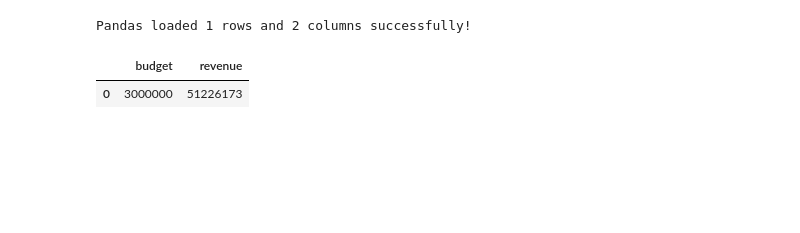
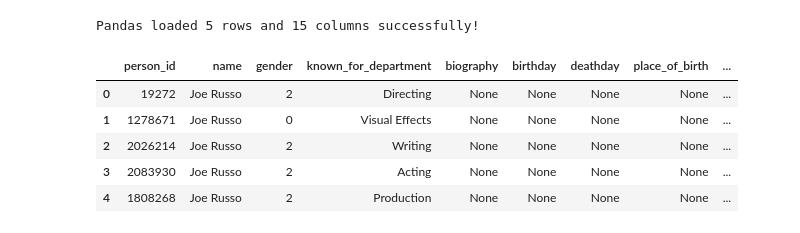
Before and after one commit to ihpwapp/TMDB-movie-analysis, a Jupyter notebook: notebooks/explore.ipynb, the cells around one changed output. Saved outputs shown, nothing was run; the diff lists cells and outputs as text; code cells hidden in the pictures; blank space fills up the shorter version.

```diff
--- a/notebooks/explore.ipynb
+++ b/notebooks/explore.ipynb
@@ -17,23 +17,26 @@ load_dotenv()
 DATABASE_URL = os.getenv("DATABASE_URL")
 engine = create_engine(DATABASE_URL)
 # %%
-# 1. Write the SQL query to pull 5 items from the movies table
+# 1. Write the SQL query to pull items from the people table
 query = """
 SELECT
-budget,
-revenue
-FROM movies
-WHERE title = 'Iron Lung'
+*
+FROM people
+WHERE name LIKE 'Joe Russo'
 """
-    # 2. Use Pandas to run the query and create a DataFrame
+# 2. Use Pandas to run the query and create a DataFrame
 df = pd.read_sql(query, con=engine)
 
-    # 3. Print success confirmation and dimensions
+# 3. Print success confirmation and dimensions
 print(f"Pandas loaded {df.shape[0]} rows and {df.shape[1]} columns successfully!")
 
-    # 4. Display the data grid cleanly
+# 4. Display the data grid cleanly
 display(df)
 # %% [output]
-Pandas loaded 1 rows and 2 columns successfully!
+Pandas loaded 5 rows and 15 columns successfully!
-|  | budget | revenue |
-| 0 | 3000000 | 51226173 |
+|  | person_id | name | gender | known_for_department | biography | birthday | deathday | place_of_birth | ... |
+| 0 | 19272 | Joe Russo | 2 | Directing | None | None | None | None | ... |
+| 1 | 1278671 | Joe Russo | 0 | Visual Effects | None | None | None | None | ... |
+| 2 | 2026214 | Joe Russo | 2 | Writing | None | None | None | None | ... |
+| 3 | 2083930 | Joe Russo | 2 | Acting | None | None | None | None | ... |
+| 4 | 1808268 | Joe Russo | 2 | Production | None | None | None | None | ... |
```
Also changed, not shown: parts of 4 cells of this notebook, 4 other files.
